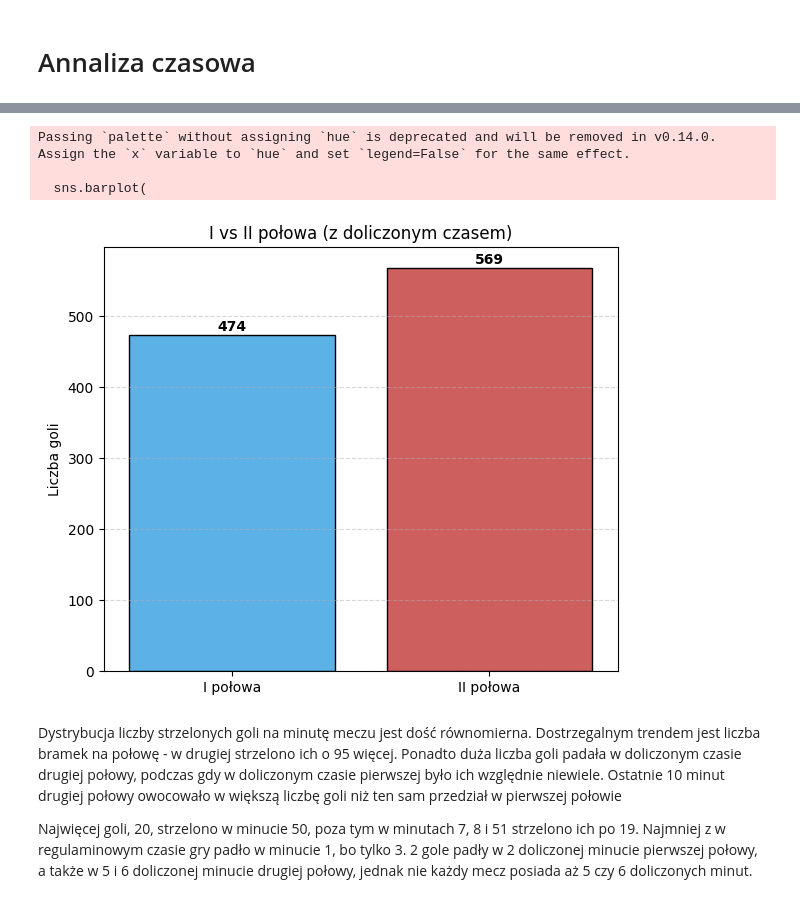
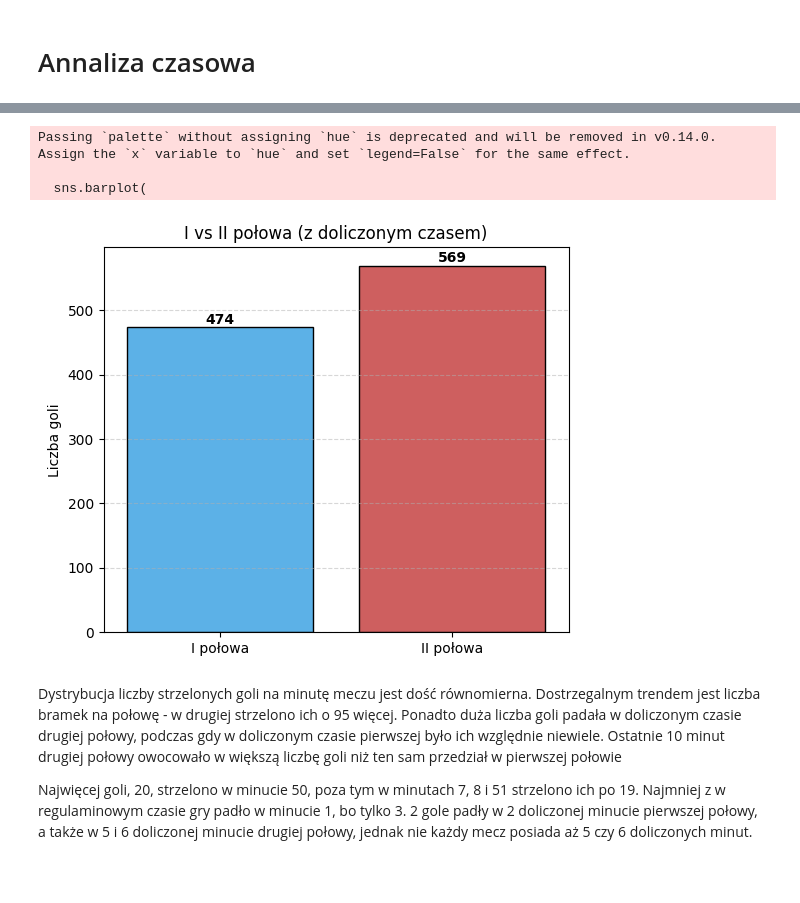
Before and after one commit to lodusm/Projekt_2025_pilka_nozna, a Jupyter notebook: 01_analiza_sezonu.ipynb, the cells around one changed output, grey strips where cells are left out. Cells and saved outputs as stored; diff of their text form; code cells hidden in the pictures; blank space fills up the shorter version.

```diff
--- a/01_analiza_sezonu.ipynb
+++ b/01_analiza_sezonu.ipynb
@@ -484,35 +572,34 @@ plt.show()
 goals_by_half = {
     '1st half': len(first_half) + len(first_half_stoppage),
     '2nd half': len(second_half) + len(second_half_stoppage)
 }
 
 df = pd.DataFrame(list(goals_by_half.items()), columns=['half', 'Goals'])
 
 plt.figure(figsize=(6, 5))
 sns.barplot(
     data=df,
     x='half',
     y='Goals',
     palette={'1st half': '#45b6fe', '2nd half': '#e04c4c'},
     edgecolor='black'
 )
 
 plt.xticks([0, 1], ['I połowa', 'II połowa'])
 
 for i, row in df.iterrows():
     plt.text(i, row['Goals'] + 5, int(row['Goals']), ha='center', fontweight='bold')
 
 plt.title('I vs II połowa (z doliczonym czasem)')
 plt.ylabel('Liczba goli')
 plt.xlabel('')
 plt.grid(axis='y', linestyle='--', alpha=0.5)
-plt.tight_layout()
 plt.show()
 # %% [output]
 Passing `palette` without assigning `hue` is deprecated and will be removed in v0.14.0. Assign the `x` variable to `hue` and set `legend=False` for the same effect.
 
   sns.barplot(
-[figure, old version]
+[figure, new version]
 # %% [markdown]
 Dystrybucja liczby strzelonych goli na minutę meczu jest dość równomierna. Dostrzegalnym trendem jest liczba bramek na połowę - w drugiej strzelono ich o 95 więcej. Ponadto duża liczba goli padała w doliczonym czasie drugiej połowy, podczas gdy w doliczonym czasie pierwszej było ich względnie niewiele. Ostatnie 10 minut drugiej połowy owocowało w większą liczbę goli niż ten sam przedział w pierwszej połowie
 
```
Also changed, not shown: parts of 13 cells of this notebook, 2 other files.
